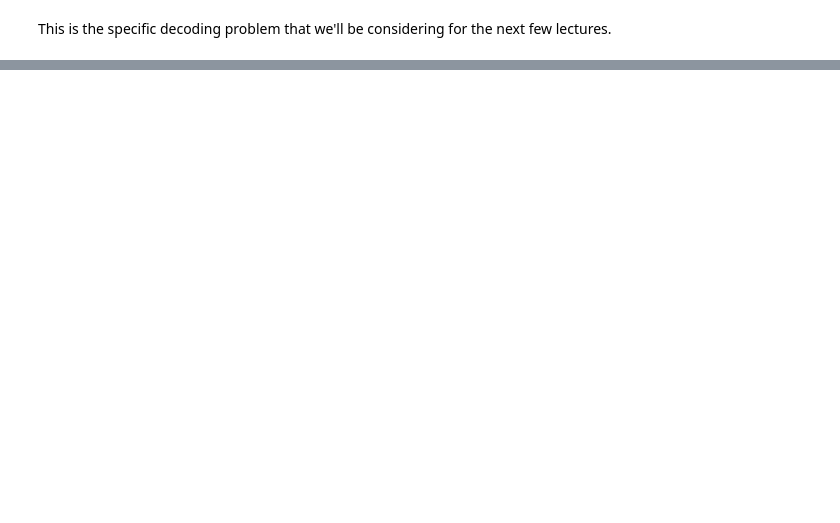
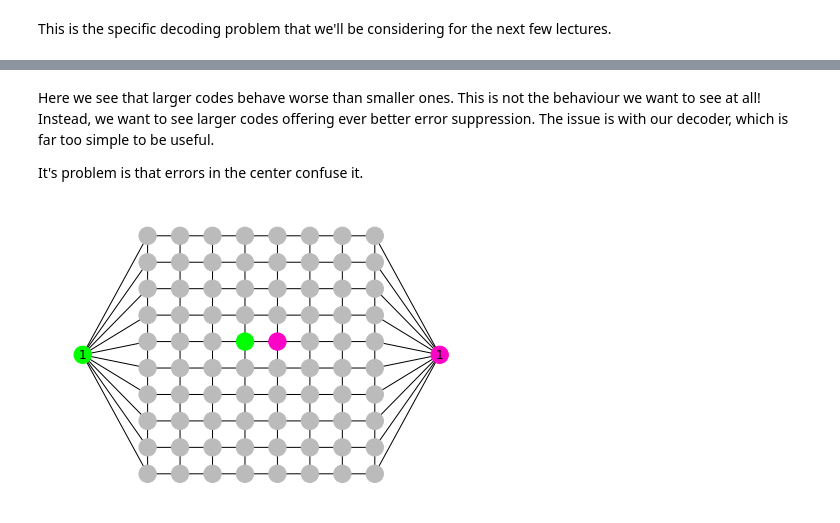
Before and after one commit to quantumjim/qec_lectures, a Jupyter notebook: lecture-2.ipynb, the cells around one changed output, grey strips where cells are left out. Saved outputs shown, nothing was run; the diff lists cells and outputs as text; code cells hidden in the pictures; blank space fills up the shorter version.

```diff
--- a/lecture-2.ipynb
+++ b/lecture-2.ipynb
@@ -551,0 +562,11 @@ Here we see that larger codes behave worse than smaller ones. This is not the be
+# %% [markdown]
+Here we see that larger codes behave worse than smaller ones. This is not the behaviour we want to see at all! Instead, we want to see larger codes offering ever better error suppression. The issue is with our decoder, which is far too simple to be useful.
+
+It's problem is that errors in the center confuse it.
+# %%
+d = 9
+center_error = [((d-1)/2,(d-1)/2,(d-1)/2+1,(d-1)/2)]
+game = Decodoku(d=d, process=process, errors=center_error)
+game.draw_graph()
+# %% [output]
+[figure, added]
```
Also changed, not shown: parts of 34 cells of this notebook.
